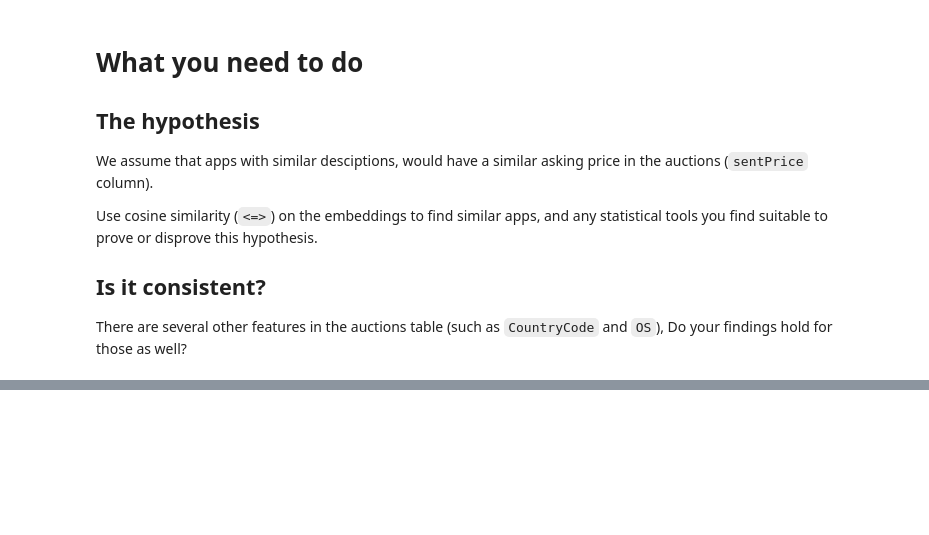
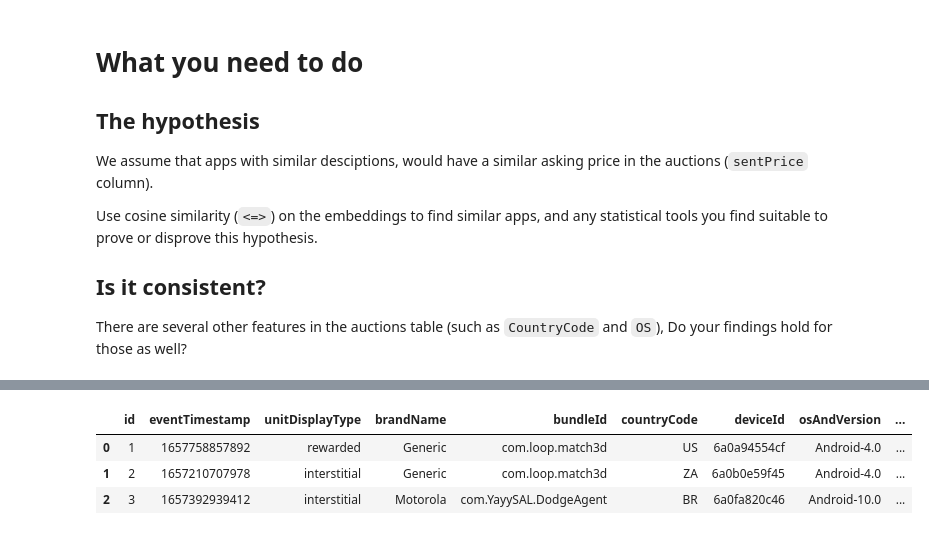
Before and after one commit to almogklein/pgdl, a Jupyter notebook: nb/sql1.ipynb, the cells around one changed output, grey strips where cells are left out. Saved outputs shown, nothing was run; the diff lists cells and outputs as text; code cells hidden in the pictures; blank space fills up the shorter version.

```diff
--- a/nb/sql1.ipynb
+++ b/nb/sql1.ipynb
@@ -306,0 +352,7 @@ plot_sorted_by_price_distribution(filtered_auction_df,
+# %%
+auction_df.head(3)
+# %% [output]
+|  | id | eventTimestamp | unitDisplayType | brandName | bundleId | countryCode | deviceId | osAndVersion | ... |
+| 0 | 1 | 1657758857892 | rewarded | Generic | com.loop.match3d | US | 6a0a94554cf | Android-4.0 | ... |
+| 1 | 2 | 1657210707978 | interstitial | Generic | com.loop.match3d | ZA | 6a0b0e59f45 | Android-4.0 | ... |
+| 2 | 3 | 1657392939412 | interstitial | Motorola | com.YayySAL.DodgeAgent | BR | 6a0fa820c46 | Android-10.0 | ... |
```
Also changed, not shown: parts of 30 cells of this notebook.
